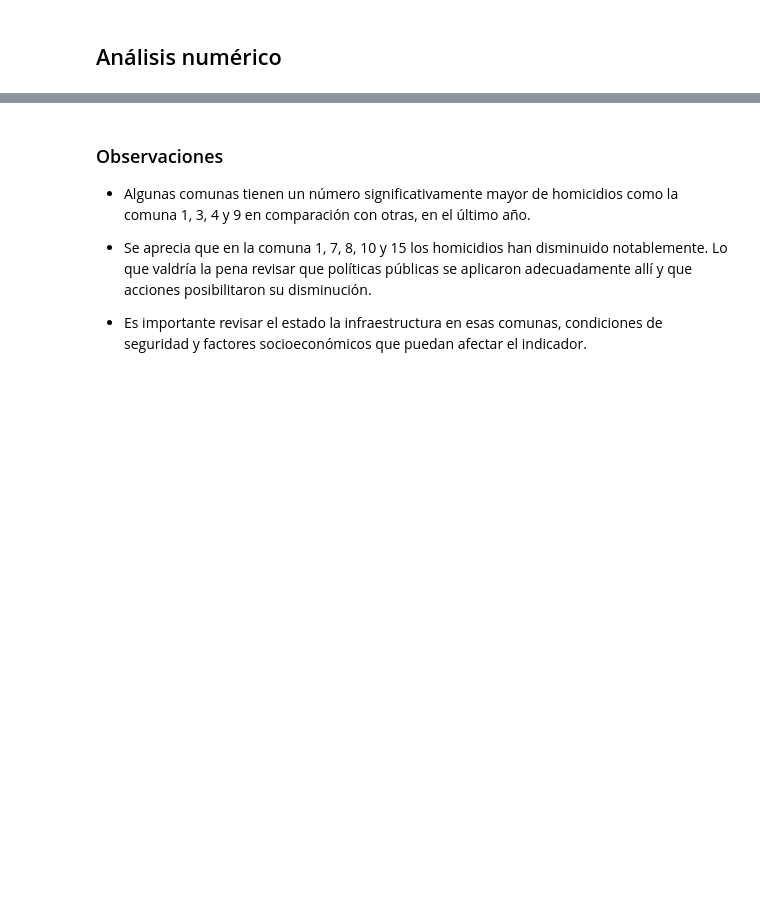
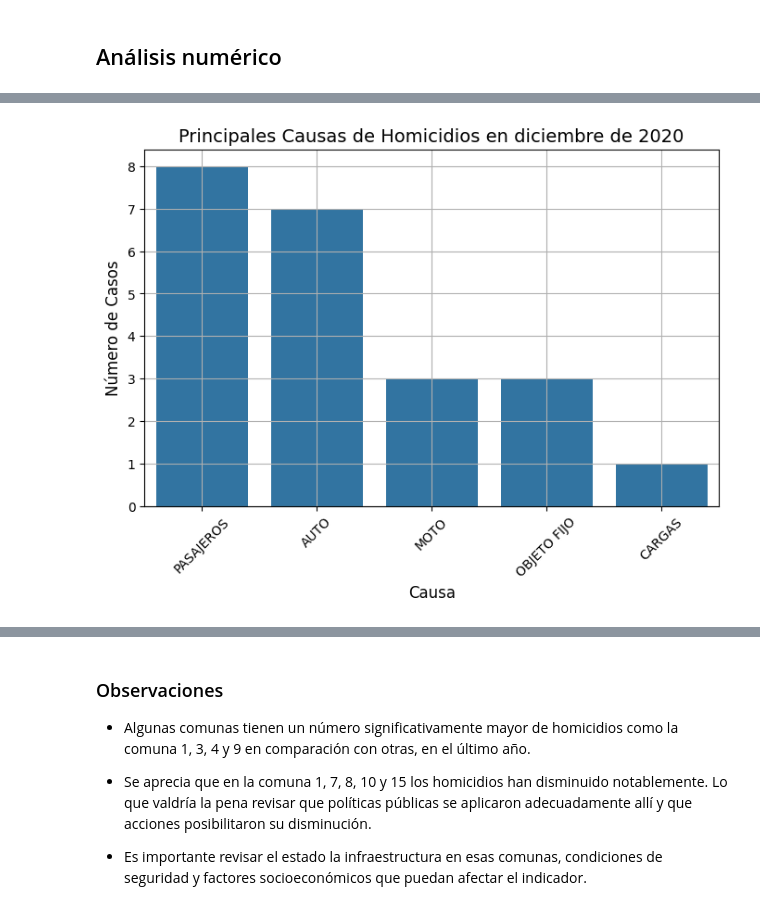
Before and after one commit to diegoavelez/Data-Analytics---Siniestros-Viales, a Jupyter notebook: notebooks/EDA-Homicidios.ipynb, the cells around one changed output, grey strips where cells are left out. Saved outputs shown, nothing was run; the diff lists cells and outputs as text; code cells hidden in the pictures; blank space fills up the shorter version.

```diff
--- a/notebooks/EDA-Homicidios.ipynb
+++ b/notebooks/EDA-Homicidios.ipynb
@@ -117,0 +323,22 @@ registros_duplicados
+# %%
+# Filtrar los datos para el mes de noviembre de 2020
+data_diciembre_2020 = homicidios_df[(homicidios_df['MES_AÑO'] == '2020-12')]
+
+# Contar las ocurrencias de cada causa (CAUSADO)
+causas_diciembre_2020 = data_diciembre_2020['ACUSADO'].value_counts()
+
+# Crear el gráfico de barras para las causas
+plt.figure(figsize=(8, 5))
+sns.barplot(x=causas_diciembre_2020.index, y=causas_diciembre_2020.values)
+
+# Estilizar la gráfica
+plt.xticks(rotation=45)
+plt.xlabel('Causa', fontsize=12)
+plt.ylabel('Número de Casos', fontsize=12)
+plt.title('Principales Causas de Homicidios en diciembre de 2020', fontsize=14)
+plt.grid(True)
+
+# Mostrar la gráfica
+plt.show()
+# %% [output]
+[figure, added]
```
Also changed, not shown: parts of 52 cells of this notebook, 3 other files.
